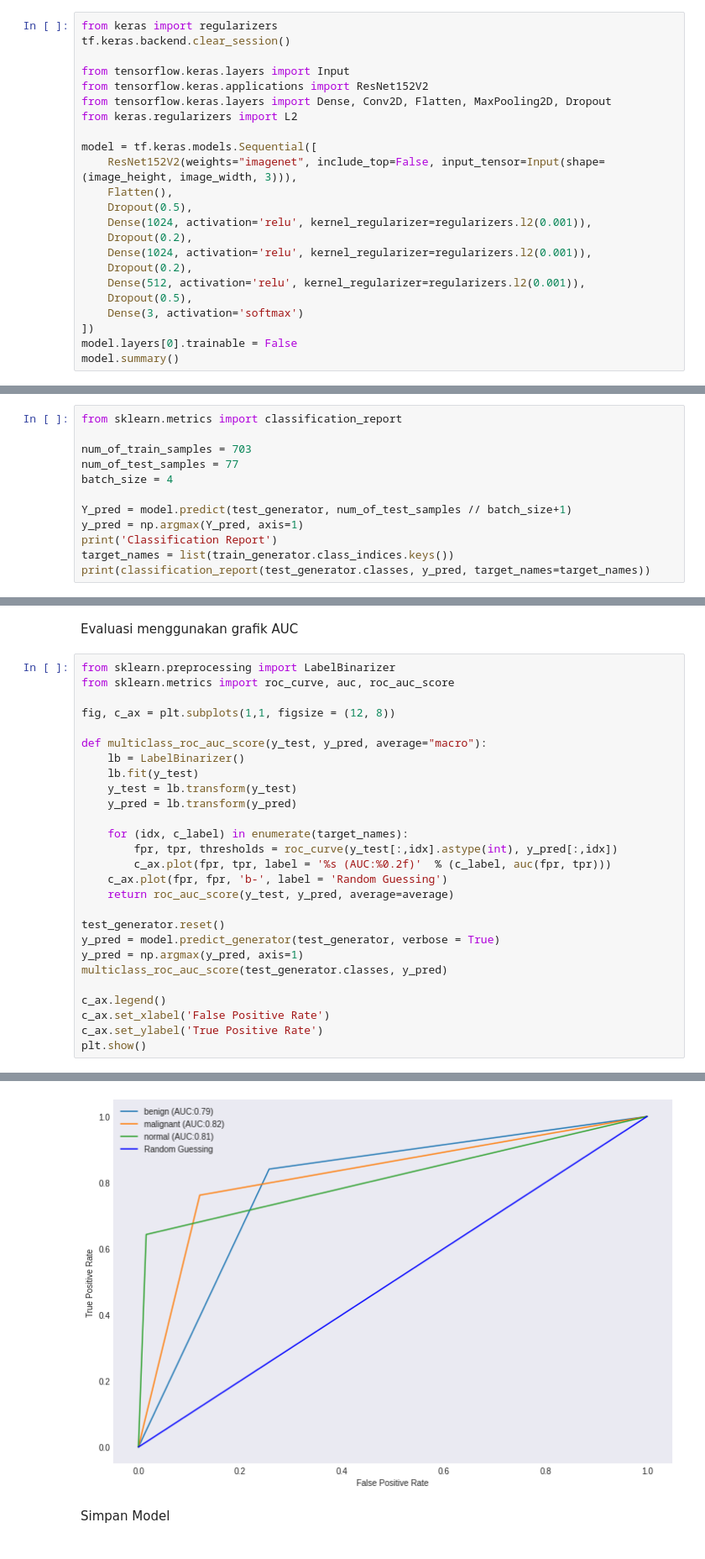
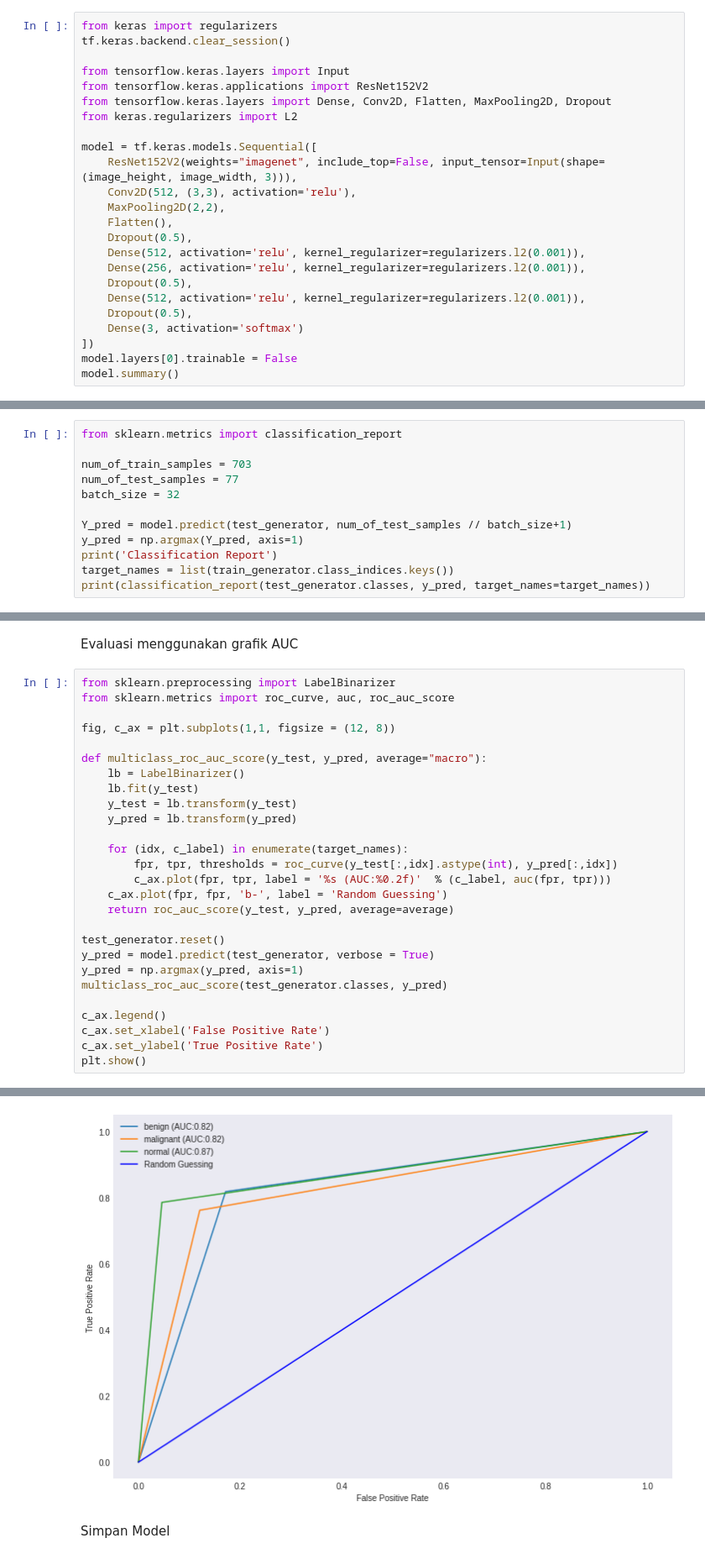
Before and after one commit to mellasylvie/Breast_Cancer_Classification_ResNet152v2, a Jupyter notebook: Notebook Skripsi/Skenario_1_Klasifikasi_Kanker_Payudara.ipynb, the cells around one changed output, grey strips where cells are left out. Shown at 84% size. Saved outputs shown, nothing was run; the diff lists cells and outputs as text.

Commit message:
Memperbarui file skenario 1, ganti batch size

```diff
--- a/Notebook Skripsi/Skenario_1_Klasifikasi_Kanker_Payudara.ipynb
+++ b/Notebook Skripsi/Skenario_1_Klasifikasi_Kanker_Payudara.ipynb
@@ -188,12 +188,13 @@ from keras.regularizers import L2
 
 model = tf.keras.models.Sequential([
     ResNet152V2(weights="imagenet", include_top=False, input_tensor=Input(shape=(image_height, image_width, 3))),
+    Conv2D(512, (3,3), activation='relu'),
+    MaxPooling2D(2,2),
     Flatten(),
     Dropout(0.5),
-    Dense(1024, activation='relu', kernel_regularizer=regularizers.l2(0.001)),
-    Dropout(0.2),
-    Dense(1024, activation='relu', kernel_regularizer=regularizers.l2(0.001)),
-    Dropout(0.2),
+    Dense(512, activation='relu', kernel_regularizer=regularizers.l2(0.001)),
+    Dense(256, activation='relu', kernel_regularizer=regularizers.l2(0.001)),
+    Dropout(0.5),
     Dense(512, activation='relu', kernel_regularizer=regularizers.l2(0.001)),
     Dropout(0.5),
     Dense(3, activation='softmax')
@@ -496,7 +497,7 @@ from sklearn.metrics import classification_report
 
 num_of_train_samples = 703
 num_of_test_samples = 77
-batch_size = 4
+batch_size = 32
 
 Y_pred = model.predict(test_generator, num_of_test_samples // batch_size+1)
 y_pred = np.argmax(Y_pred, axis=1)
@@ -536,7 +537,7 @@ def multiclass_roc_auc_score(y_test, y_pred, average="macro"):
     return roc_auc_score(y_test, y_pred, average=average)
 
 test_generator.reset()
-y_pred = model.predict_generator(test_generator, verbose = True)
+y_pred = model.predict(test_generator, verbose = True)
 y_pred = np.argmax(y_pred, axis=1)
 multiclass_roc_auc_score(test_generator.classes, y_pred)
 
@@ -549,4 +550,4 @@ plt.show()
-[figure, old version]
+[figure, new version]
 # %% [markdown]
 Simpan Model
 # %%
```
Also changed, not shown: parts of 16 cells of this notebook.
